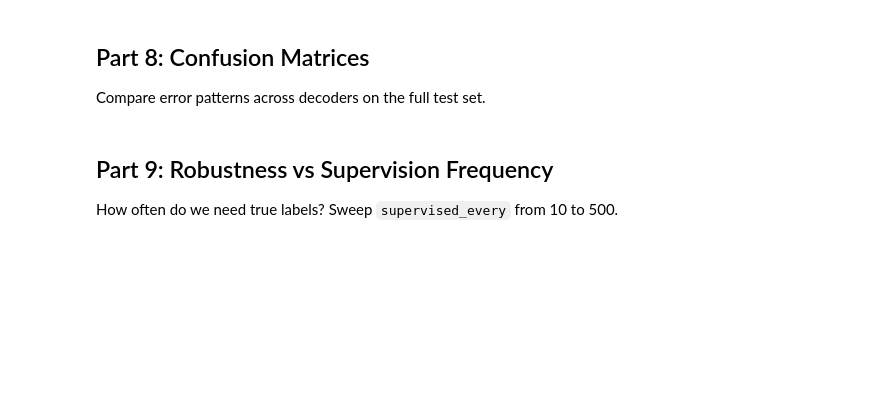
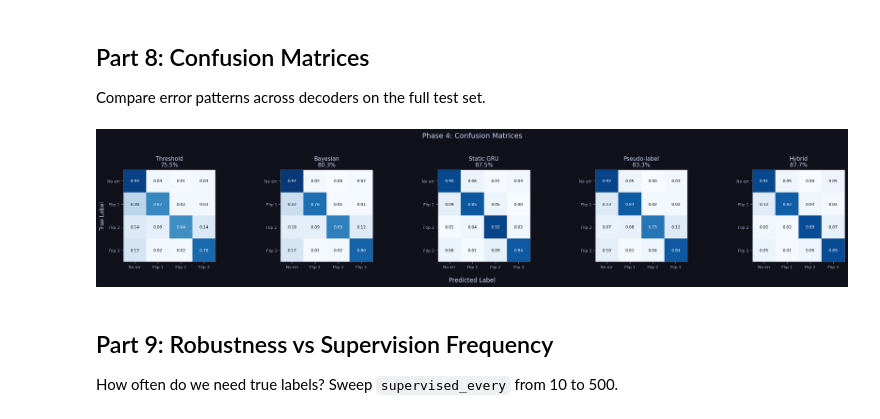
Before and after one commit to pkarakala/cqec-ml-decoder, a Jupyter notebook: notebooks/04_phase4_adaptive_decoding.ipynb, the cells around one changed output. Drawn from its saved outputs; the diff is of its cells as text; code cells hidden in the pictures; blank space fills up the shorter version.

```diff
--- a/notebooks/04_phase4_adaptive_decoding.ipynb
+++ b/notebooks/04_phase4_adaptive_decoding.ipynb
@@ -106,8 +126,8 @@ Generate trajectories with parameters that drift over time.
 Using 200 trajectories with T=1000 for better statistics.
 # %%
 # Dataset parameters
-N_TRAJECTORIES = 200
-T = 1000
+N_TRAJECTORIES = 60
+T = 800
 WINDOW_SIZE = 20
 P_FLIP = 0.02
 
@@ -175,7 +207,7 @@ print(f"  Val:   {len(X_val_split):,} windows")
 result_static = train_gru(
     X_train_split, y_train_split,
     X_val_split, y_val_split,
-    epochs=50,
+    epochs=25,
     batch_size=256,
     lr=0.001,
     hidden_size=64,
@@ -203,7 +245,7 @@ print(f"    confidence_threshold = 0.8")
 result_adaptive = train_adaptive_gru(
     X_train_split, y_train_split,
     X_val_split, y_val_split,
-    epochs=50,
+    epochs=25,
     batch_size=256,
     lr=0.001,
     hidden_size=64,
@@ -462,41 +649,60 @@ plt.show()
 
 Compare error patterns across decoders on the full test set.
 # %%
+import numpy as np
+import matplotlib.pyplot as plt
+import os
+
 fig, axes = plt.subplots(1, 5, figsize=(22, 4))
 
 all_preds = {
     'Threshold': threshold_preds,
     'Bayesian': bayesian_preds,
     'Static GRU': static_preds,
     'Pseudo-label': pseudo_preds,
     'Hybrid': hybrid_preds
 }
 
 class_labels = ['No err', 'Flip 1', 'Flip 2', 'Flip 3']
+K = 4  # num classes
+
+def cm_numpy(y_true, y_pred, K=4):
+    y_true = np.asarray(y_true).astype(int)
+    y_pred = np.asarray(y_pred).astype(int)
+    cm = np.zeros((K, K), dtype=np.int64)
+    for t, p in zip(y_true, y_pred):
+        if 0 <= t < K and 0 <= p < K:
+            cm[t, p] += 1
+    return cm
 
 for ax, (name, preds) in zip(axes, all_preds.items()):
-    cm = confusion_matrix(y_test, preds, num_classes=4)
-    cm_norm = cm / cm.sum(axis=1, keepdims=True)
+    cm = cm_numpy(y_test, preds, K=K)
+
+    # row-normalize safely
+    row_sums = cm.sum(axis=1, keepdims=True)
+    cm_norm = np.divide(cm, row_sums, out=np.zeros_like(cm, dtype=float), where=row_sums != 0)
 
     im = ax.imshow(cm_norm, vmin=0, vmax=1, cmap='Blues')
-    ax.set_xticks(range(4))
-    ax.set_yticks(range(4))
+    ax.set_xticks(range(K))
+    ax.set_yticks(range(K))
     ax.set_xticklabels(class_labels, fontsize=8)
     ax.set_yticklabels(class_labels, fontsize=8)
     ax.set_title(f'{name}\n{accuracy(y_test, preds):.1%}', fontsize=11)
 
-    for i in range(4):
-        for j in range(4):
-            color = 'white' if cm_norm[i, j] > 0.5 else '#cdd6f4'
-            ax.text(j, i, f'{cm_norm[i,j]:.2f}', ha='center', va='center',
+    for i in range(K):
+        for j in range(K):
+            color = 'white' if cm_norm[i, j] > 0.5 else 'black'
+            ax.text(j, i, f'{cm_norm[i, j]:.2f}', ha='center', va='center',
                     fontsize=8, color=color)
 
 axes[0].set_ylabel('True Label')
 fig.supxlabel('Predicted Label', fontsize=12)
 plt.suptitle('Phase 4: Confusion Matrices', fontsize=14, y=1.05)
 plt.tight_layout()
 plt.savefig(os.path.join(FIGURES_DIR, "phase4_confusion_matrices.png"), dpi=150, bbox_inches="tight")
 plt.show()
+# %% [output]
+[figure, added]
 # %% [markdown]
 ## Part 9: Robustness vs Supervision Frequency
 
```
Also changed, not shown: parts of 15 cells of this notebook.
